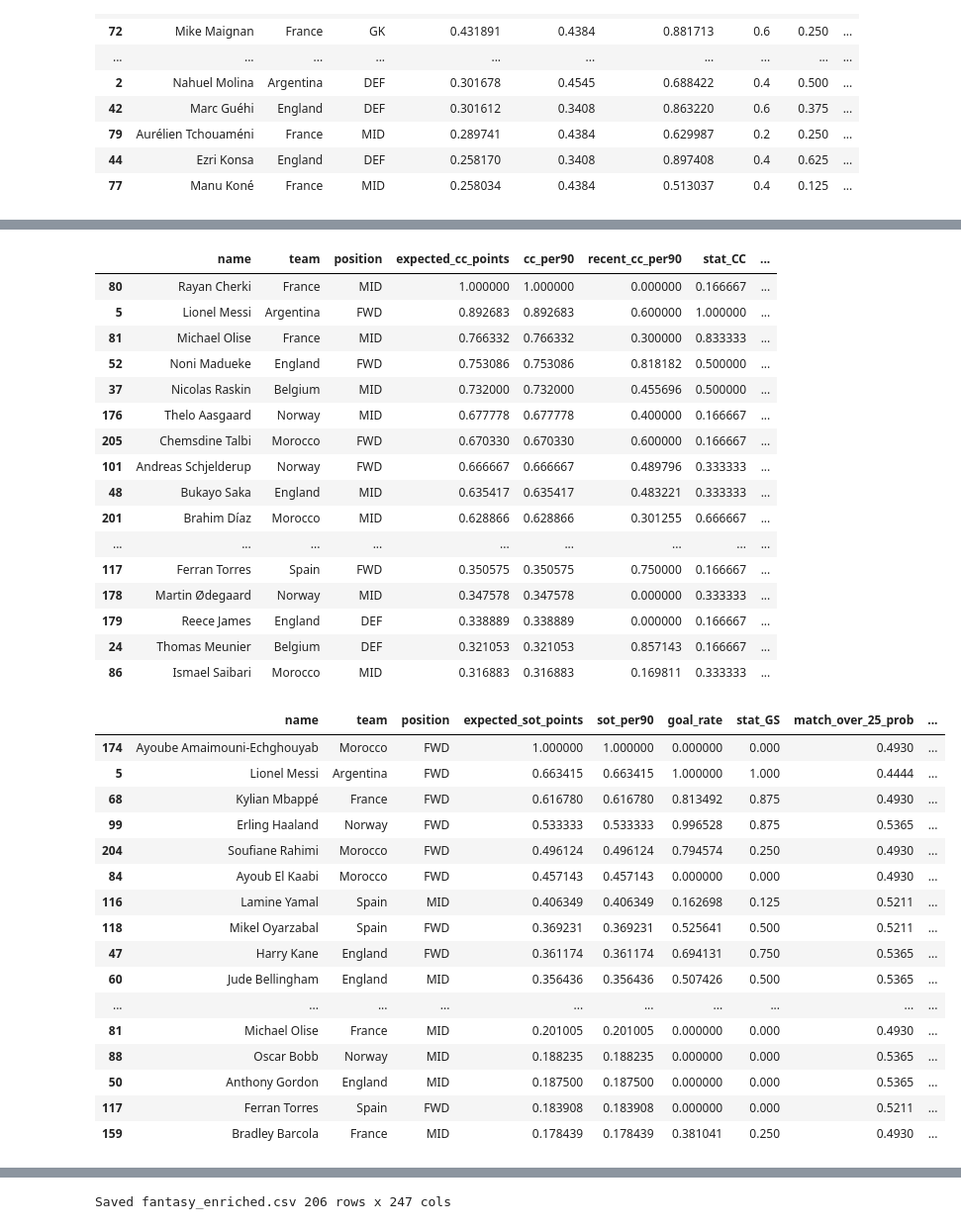
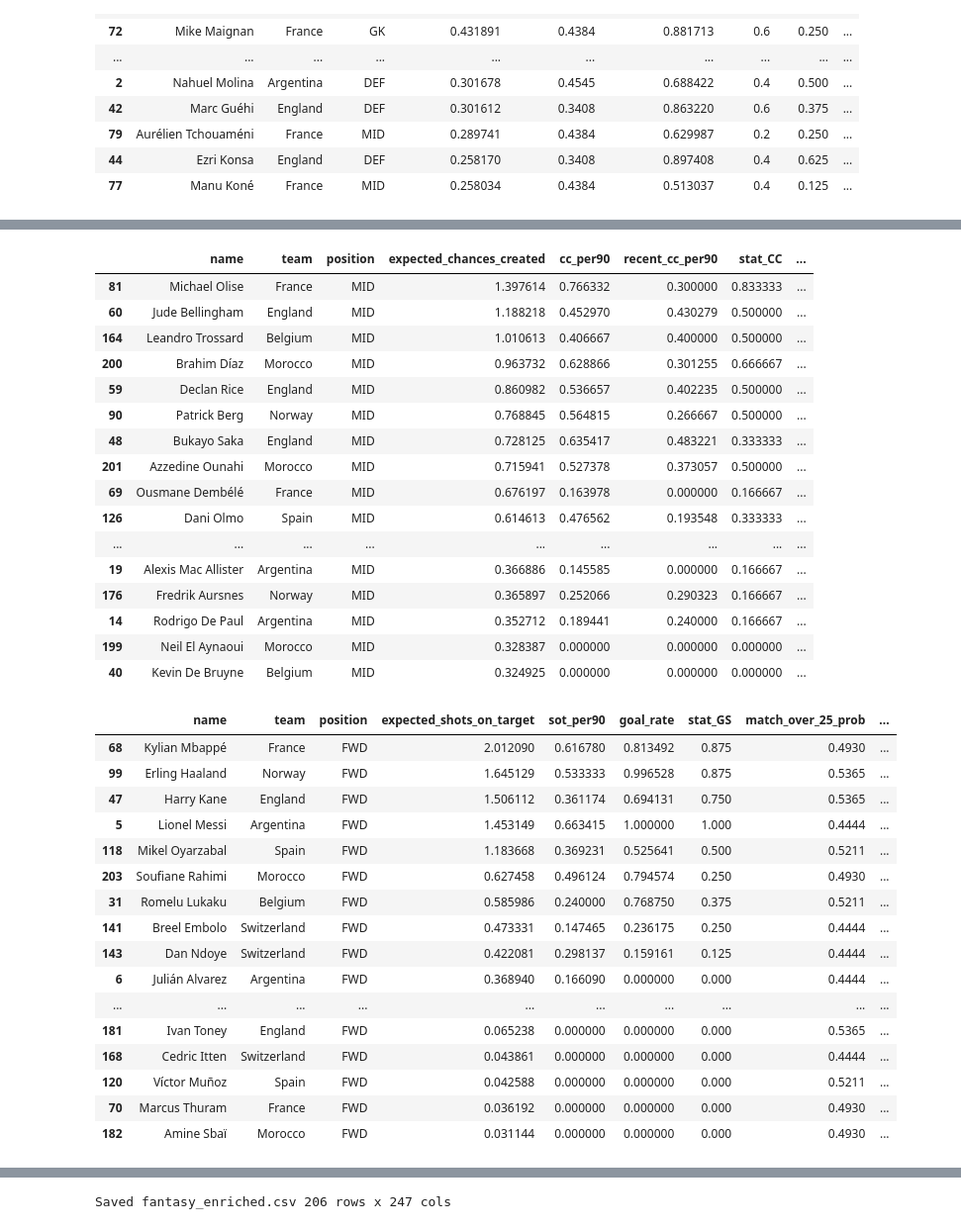
Before and after one commit to pedrosalgado22/Fantasy2026, a Jupyter notebook: algorithm.ipynb, the cells around one changed output, grey strips where cells are left out. Shown at 99% size. Saved outputs shown, nothing was run; the diff lists cells and outputs as text; code cells hidden in the pictures.

```diff
--- a/algorithm.ipynb
+++ b/algorithm.ipynb
@@ -765,7 +764,7 @@ raw_pc = (
   + 0.15 * df["opp_over_05_prob"]
 )
 
-df["prob_penalty_committed"] = 0.08 * sigmoid((raw_pc - 0.5) * 5) * df["prob_plays_60min"]
+df["prob_penalty_committed"] = 0.15 * sigmoid((raw_pc - 0.5) * 5) * df["prob_plays_60min"]
 # %%
 cols = [
     "name",
@@ -980,7 +979,7 @@ df["lambda_tackles"] = -np.log(
 
 df["expected_tackles"] = (
     df["lambda_tackles"].clip(lower=0)
-    * df["prob_plays_60min"]
+    * df["prob_plays_60min"] * 3
 )
 
 df.loc[df["position"] != "MID", "expected_tackles"] = 0.0
@@ -1033,7 +1032,7 @@ df["lambda_cc"] = -np.log(
 
 df["expected_chances_created"] = (
     df["lambda_cc"].clip(lower=0)
-    * df["prob_plays_60min"]
+    * df["prob_plays_60min"] * 2
 )
 
 df.loc[df["position"] != "MID", "expected_chances_created"] = 0.0
@@ -1042,7 +1041,7 @@ cols = [
     "name",
     "team",
     "position",
-    "expected_cc_points",
+    "expected_chances_created",
     "cc_per90",
     "recent_cc_per90",
     "stat_CC",
@@ -1052,25 +1051,25 @@ cols = [
     "prob_plays_60min",
 ]
 
-df[cols].sort_values("expected_cc_points", ascending=False).head(30)
+df[cols].sort_values("expected_chances_created", ascending=False).head(30)
 # %% [output]
-|  | name | team | position | expected_cc_points | cc_per90 | recent_cc_per90 | stat_CC | ... |
-| 80 | Rayan Cherki | France | MID | 1.000000 | 1.000000 | 0.000000 | 0.166667 | ... |
-| 5 | Lionel Messi | Argentina | FWD | 0.892683 | 0.892683 | 0.600000 | 1.000000 | ... |
-| 81 | Michael Olise | France | MID | 0.766332 | 0.766332 | 0.300000 | 0.833333 | ... |
-| 52 | Noni Madueke | England | FWD | 0.753086 | 0.753086 | 0.818182 | 0.500000 | ... |
-| 37 | Nicolas Raskin | Belgium | MID | 0.732000 | 0.732000 | 0.455696 | 0.500000 | ... |
-| 176 | Thelo Aasgaard | Norway | MID | 0.677778 | 0.677778 | 0.400000 | 0.166667 | ... |
-| 205 | Chemsdine Talbi | Morocco | FWD | 0.670330 | 0.670330 | 0.600000 | 0.166667 | ... |
-| 101 | Andreas Schjelderup | Norway | FWD | 0.666667 | 0.666667 | 0.489796 | 0.333333 | ... |
-| 48 | Bukayo Saka | England | MID | 0.635417 | 0.635417 | 0.483221 | 0.333333 | ... |
-| 201 | Brahim Díaz | Morocco | MID | 0.628866 | 0.628866 | 0.301255 | 0.666667 | ... |
+|  | name | team | position | expected_chances_created | cc_per90 | recent_cc_per90 | stat_CC | ... |
+| 81 | Michael Olise | France | MID | 1.397614 | 0.766332 | 0.300000 | 0.833333 | ... |
+| 60 | Jude Bellingham | England | MID | 1.188218 | 0.452970 | 0.430279 | 0.500000 | ... |
+| 164 | Leandro Trossard | Belgium | MID | 1.010613 | 0.406667 | 0.400000 | 0.500000 | ... |
+| 200 | Brahim Díaz | Morocco | MID | 0.963732 | 0.628866 | 0.301255 | 0.666667 | ... |
+| 59 | Declan Rice | England | MID | 0.860982 | 0.536657 | 0.402235 | 0.500000 | ... |
+| 90 | Patrick Berg | Norway | MID | 0.768845 | 0.564815 | 0.266667 | 0.500000 | ... |
+| 48 | Bukayo Saka | England | MID | 0.728125 | 0.635417 | 0.483221 | 0.333333 | ... |
+| 201 | Azzedine Ounahi | Morocco | MID | 0.715941 | 0.527378 | 0.373057 | 0.500000 | ... |
+| 69 | Ousmane Dembélé | France | MID | 0.676197 | 0.163978 | 0.000000 | 0.166667 | ... |
+| 126 | Dani Olmo | Spain | MID | 0.614613 | 0.476562 | 0.193548 | 0.333333 | ... |
 | ... | ... | ... | ... | ... | ... | ... | ... | ... |
-| 117 | Ferran Torres | Spain | FWD | 0.350575 | 0.350575 | 0.750000 | 0.166667 | ... |
-| 178 | Martin Ødegaard | Norway | MID | 0.347578 | 0.347578 | 0.000000 | 0.333333 | ... |
-| 179 | Reece James | England | DEF | 0.338889 | 0.338889 | 0.000000 | 0.166667 | ... |
-| 24 | Thomas Meunier | Belgium | DEF | 0.321053 | 0.321053 | 0.857143 | 0.166667 | ... |
-| 86 | Ismael Saibari | Morocco | MID | 0.316883 | 0.316883 | 0.169811 | 0.333333 | ... |
+| 19 | Alexis Mac Allister | Argentina | MID | 0.366886 | 0.145585 | 0.000000 | 0.166667 | ... |
+| 176 | Fredrik Aursnes | Norway | MID | 0.365897 | 0.252066 | 0.290323 | 0.166667 | ... |
+| 14 | Rodrigo De Paul | Argentina | MID | 0.352712 | 0.189441 | 0.240000 | 0.166667 | ... |
+| 199 | Neil El Aynaoui | Morocco | MID | 0.328387 | 0.000000 | 0.000000 | 0.000000 | ... |
+| 40 | Kevin De Bruyne | Belgium | MID | 0.324925 | 0.000000 | 0.000000 | 0.000000 | ... |
 # %%
 raw_sot = (
     0.35 * df["sot_per90"]
@@ -1086,44 +1085,44 @@ df["lambda_sot"] = -np.log(
 
 df["expected_shots_on_target"] = (
     df["lambda_sot"].clip(lower=0)
-    * df["prob_plays_60min"]
+    * df["prob_plays_60min"] * 2
 )
 
 df.loc[df["position"] != "FWD", "expected_shots_on_target"] = 0.0
 # %%
 cols = [
     "name",
     "team",
     "position",
-    "expected_sot_points",
+    "expected_shots_on_target",
     "sot_per90",
     "goal_rate",
     "stat_GS",
     "match_over_25_prob",
     "anytime_scorer_prob",
     "price",
     "prob_plays_60min",
 ]
 
-df[cols].sort_values("expected_sot_points", ascending=False).head(30)
+df[cols].sort_values("expected_shots_on_target", ascending=False).head(30)
 # %% [output]
-|  | name | team | position | expected_sot_points | sot_per90 | goal_rate | stat_GS | match_over_25_prob | ... |
-| 174 | Ayoube Amaimouni-Echghouyab | Morocco | FWD | 1.000000 | 1.000000 | 0.000000 | 0.000 | 0.4930 | ... |
-| 5 | Lionel Messi | Argentina | FWD | 0.663415 | 0.663415 | 1.000000 | 1.000 | 0.4444 | ... |
-| 68 | Kylian Mbappé | France | FWD | 0.616780 | 0.616780 | 0.813492 | 0.875 | 0.4930 | ... |
-| 99 | Erling Haaland | Norway | FWD | 0.533333 | 0.533333 | 0.996528 | 0.875 | 0.5365 | ... |
-| 204 | Soufiane Rahimi | Morocco | FWD | 0.496124 | 0.496124 | 0.794574 | 0.250 | 0.4930 | ... |
-| 84 | Ayoub El Kaabi | Morocco | FWD | 0.457143 | 0.457143 | 0.000000 | 0.000 | 0.4930 | ... |
-| 116 | Lamine Yamal | Spain | MID | 0.406349 | 0.406349 | 0.162698 | 0.125 | 0.5211 | ... |
-| 118 | Mikel Oyarzabal | Spain | FWD | 0.369231 | 0.369231 | 0.525641 | 0.500 | 0.5211 | ... |
-| 47 | Harry Kane | England | FWD | 0.361174 | 0.361174 | 0.694131 | 0.750 | 0.5365 | ... |
-| 60 | Jude Bellingham | England | MID | 0.356436 | 0.356436 | 0.507426 | 0.500 | 0.5365 | ... |
+|  | name | team | position | expected_shots_on_target | sot_per90 | goal_rate | stat_GS | match_over_25_prob | ... |
+| 68 | Kylian Mbappé | France | FWD | 2.012090 | 0.616780 | 0.813492 | 0.875 | 0.4930 | ... |
+| 99 | Erling Haaland | Norway | FWD | 1.645129 | 0.533333 | 0.996528 | 0.875 | 0.5365 | ... |
+| 47 | Harry Kane | England | FWD | 1.506112 | 0.361174 | 0.694131 | 0.750 | 0.5365 | ... |
+| 5 | Lionel Messi | Argentina | FWD | 1.453149 | 0.663415 | 1.000000 | 1.000 | 0.4444 | ... |
+| 118 | Mikel Oyarzabal | Spain | FWD | 1.183668 | 0.369231 | 0.525641 | 0.500 | 0.5211 | ... |
+| 203 | Soufiane Rahimi | Morocco | FWD | 0.627458 | 0.496124 | 0.794574 | 0.250 | 0.4930 | ... |
+| 31 | Romelu Lukaku | Belgium | FWD | 0.585986 | 0.240000 | 0.768750 | 0.375 | 0.5211 | ... |
+| 141 | Breel Embolo | Switzerland | FWD | 0.473331 | 0.147465 | 0.236175 | 0.250 | 0.4444 | ... |
+| 143 | Dan Ndoye | Switzerland | FWD | 0.422081 | 0.298137 | 0.159161 | 0.125 | 0.4444 | ... |
+| 6 | Julián Alvarez | Argentina | FWD | 0.368940 | 0.166090 | 0.000000 | 0.000 | 0.4444 | ... |
 | ... | ... | ... | ... | ... | ... | ... | ... | ... | ... |
-| 81 | Michael Olise | France | MID | 0.201005 | 0.201005 | 0.000000 | 0.000 | 0.4930 | ... |
-| 88 | Oscar Bobb | Norway | MID | 0.188235 | 0.188235 | 0.000000 | 0.000 | 0.5365 | ... |
-| 50 | Anthony Gordon | England | MID | 0.187500 | 0.187500 | 0.000000 | 0.000 | 0.5365 | ... |
-| 117 | Ferran Torres | Spain | FWD | 0.183908 | 0.183908 | 0.000000 | 0.000 | 0.5211 | ... |
-| 159 | Bradley Barcola | France | MID | 0.178439 | 0.178439 | 0.381041 | 0.250 | 0.4930 | ... |
+| 181 | Ivan Toney | England | FWD | 0.065238 | 0.000000 | 0.000000 | 0.000 | 0.5365 | ... |
+| 168 | Cedric Itten | Switzerland | FWD | 0.043861 | 0.000000 | 0.000000 | 0.000 | 0.4444 | ... |
+| 120 | Víctor Muñoz | Spain | FWD | 0.042588 | 0.000000 | 0.000000 | 0.000 | 0.5211 | ... |
+| 70 | Marcus Thuram | France | FWD | 0.036192 | 0.000000 | 0.000000 | 0.000 | 0.4930 | ... |
+| 182 | Amine Sbaï | Morocco | FWD | 0.031144 | 0.000000 | 0.000000 | 0.000 | 0.4930 | ... |
 # %%
 df["expected_qualification_points"] = df["team_qualify_prob"] * 0
 # %%
```
Also changed, not shown: parts of 23 cells of this notebook, 8 other files.
